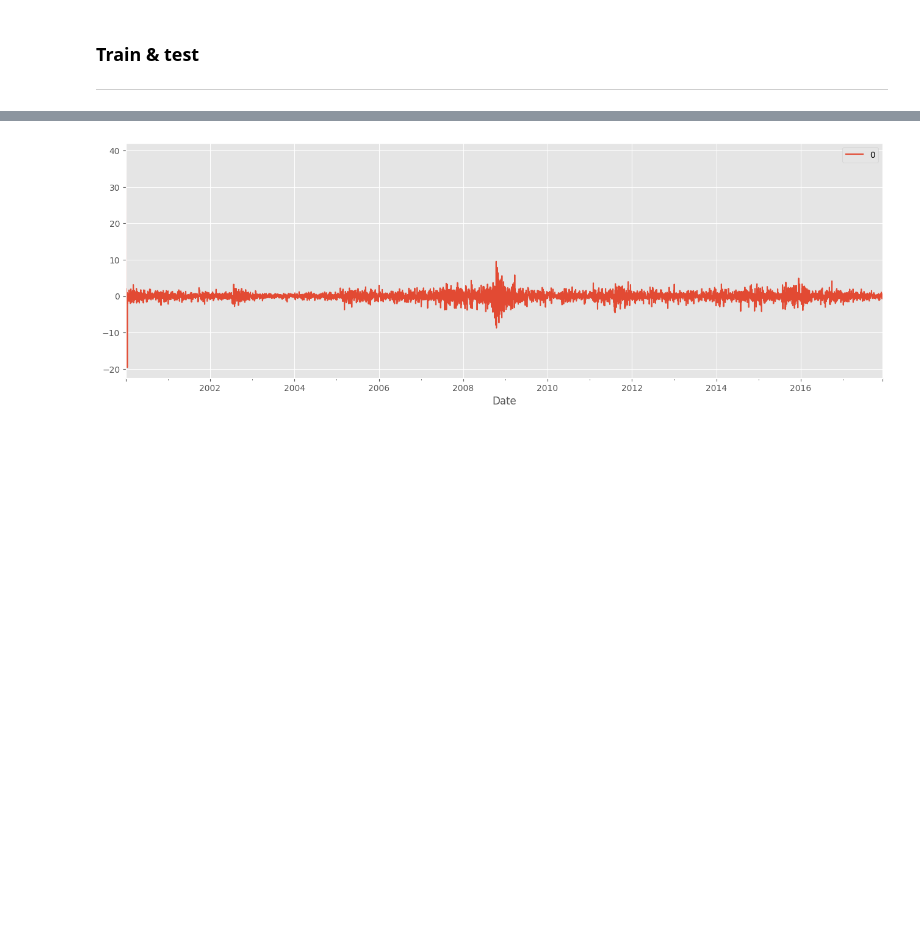
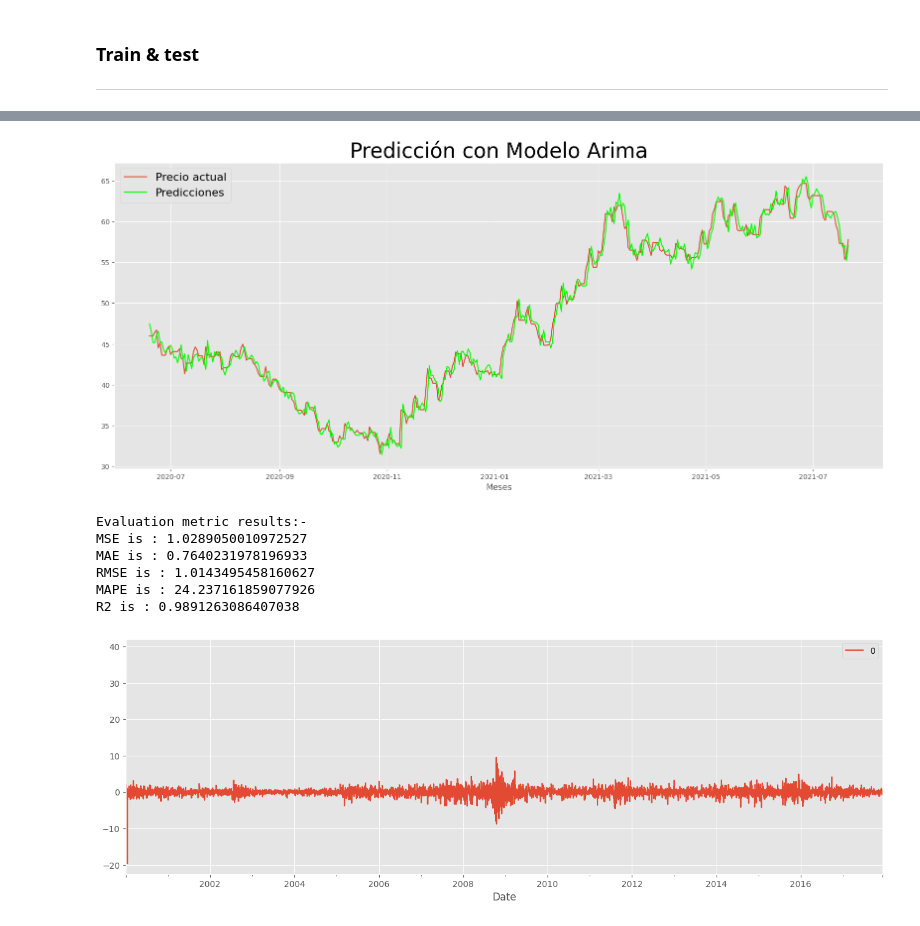
Before and after one commit to russiaonice/ML_ExxonMobile_Forecast, a Jupyter notebook: SARIMA_broken.ipynb, the cells around one changed output, grey strips where cells are left out. Drawn from its saved outputs; the diff is of its cells as text; code cells hidden in the pictures; blank space fills up the shorter version.

```diff
--- a/SARIMA_broken.ipynb
+++ b/SARIMA_broken.ipynb
@@ -539,0 +435,9 @@ Warnings:
+# %%
+arima_pred2 = arima_result.predict(900)
+# %%
+start_date = pd.to_datetime('2020-06-19')
+end_date = pd.to_datetime('2021-07-21')
+
+filtered_df = df.loc[(df.index >= start_date) & (df.index <= end_date)]
+
+mf= filtered_df[["Value"]]
@@ -539,0 +461,12 @@ Warnings:
+# %%
+plt.rcParams["figure.figsize"] = (20, 8)
+
+plt.plot(mf["Value"], label="Precio actual")
+plt.plot(arima_pred2, color="lime", label="Predicciones")
+plt.title("Predicción con Modelo Arima", fontsize=30);
+plt.xlabel('Meses')
+plt.ylabel('')
+plt.legend( fontsize=16);
+plt.show();
+# %% [output]
+[figure, added]
@@ -540,3 +485,12 @@ Warnings:
+# %%
+evaluacion_metrica(mf,arima_pred2)
+# %% [output]
+Evaluation metric results:-
+MSE is : 1.0289050010972527
+MAE is : 0.7640231978196933
+RMSE is : 1.0143495458160627
+MAPE is : 24.237161859077926
+R2 is : 0.9891263086407038
 # %%
 # Gráfico de línea de errores residuales
 residuals = pd.DataFrame(arima_result.resid)
```
Also changed, not shown: parts of 32 cells of this notebook, 1 other file.
